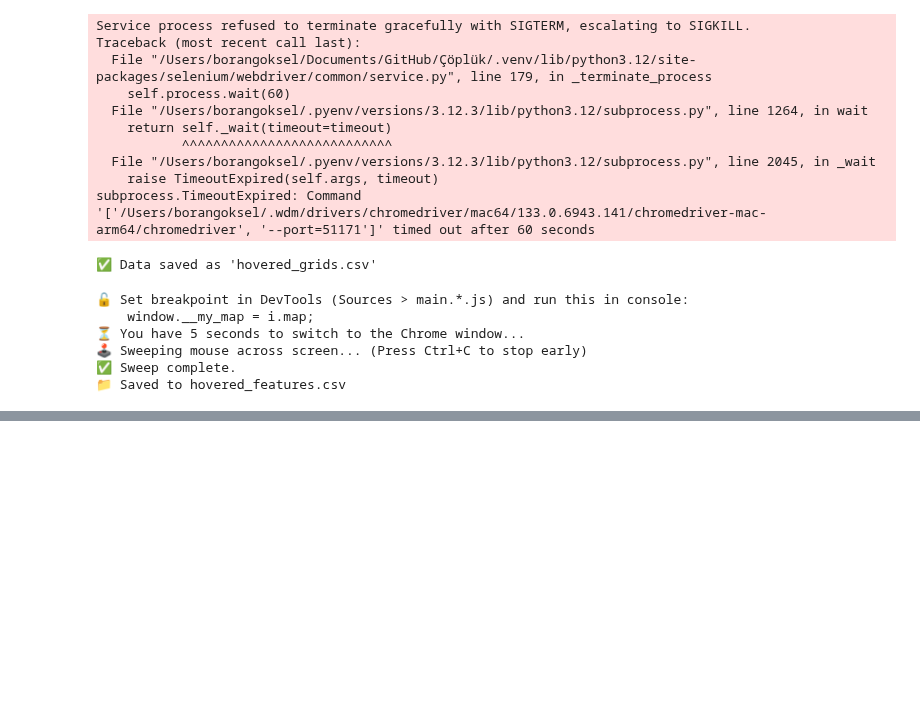
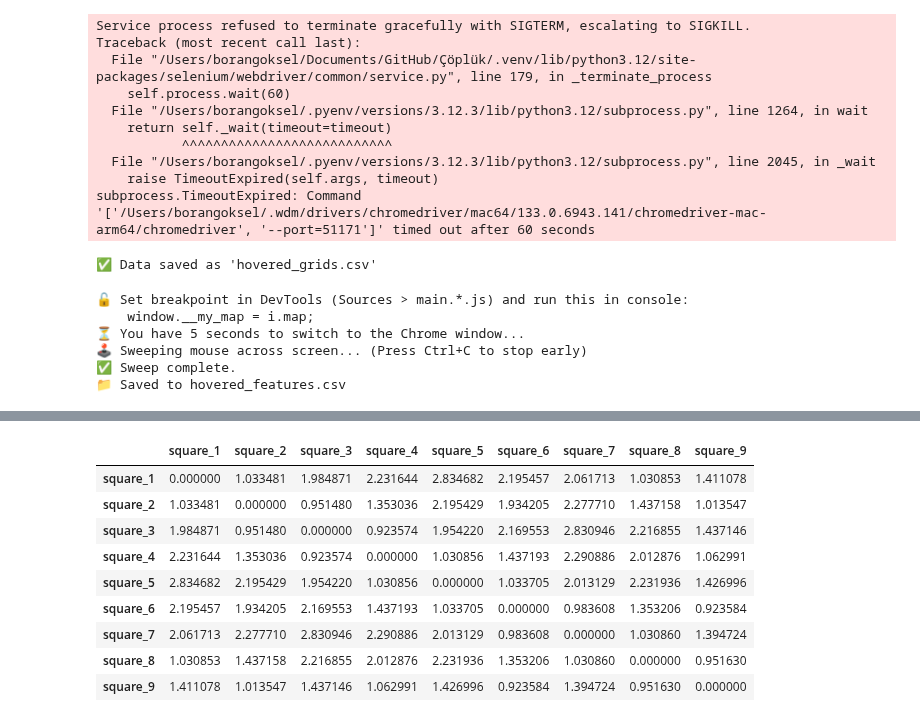
Before and after one commit to devoidoflight/Tuik-Grid-Scraper, a Jupyter notebook: tuik_grid_scrape/test.ipynb, the cells around one changed output, grey strips where cells are left out. Cells and saved outputs as stored; diff of their text form; code cells hidden in the pictures; blank space fills up the shorter version.

```diff
--- a/tuik_grid_scrape/test.ipynb
+++ b/tuik_grid_scrape/test.ipynb
@@ -524,0 +611,50 @@ print("📁 Saved to hovered_features.csv")
+# %%
+from geopy.distance import geodesic
+import pandas as pd
+
+# Your input list of dicts
+points = [
+    {'square_1': Point(29.275, 41.018)},
+    {'square_2': Point(29.263, 41.02)},
+    {'square_3': Point(29.252, 41.022)},
+    {'square_4': Point(29.249, 41.014)},
+    {'square_5': Point(29.246, 41.005)},
+    {'square_6': Point(29.258, 41.003)},
+    {'square_7': Point(29.269, 41.0)},
+    {'square_8': Point(29.272, 41.009)},
+    {'square_9': Point(29.261, 41.011)}
+]
+
+# Step 1: Flatten into a dict: {label: Point}
+flat = {list(d.keys())[0]: list(d.values())[0] for d in points}
+
+# Step 2: Create distance matrix
+labels = list(flat.keys())
+distances = []
+
+for label1 in labels:
+    row = []
+    p1 = flat[label1]
+    coord1 = (p1.y, p1.x)  # (lat, lon)
+    for label2 in labels:
+        p2 = flat[label2]
+        coord2 = (p2.y, p2.x)
+        dist_km = geodesic(coord1, coord2).km
+        row.append(dist_km)
+    distances.append(row)
+
+# Step 3: Turn into DataFrame for readability
+df_dist = pd.DataFrame(distances, index=labels, columns=labels)
+# %%
+df_dist
+# %% [output]
+|  | square_1 | square_2 | square_3 | square_4 | square_5 | square_6 | square_7 | square_8 | square_9 |
+| square_1 | 0.000000 | 1.033481 | 1.984871 | 2.231644 | 2.834682 | 2.195457 | 2.061713 | 1.030853 | 1.411078 |
+| square_2 | 1.033481 | 0.000000 | 0.951480 | 1.353036 | 2.195429 | 1.934205 | 2.277710 | 1.437158 | 1.013547 |
+| square_3 | 1.984871 | 0.951480 | 0.000000 | 0.923574 | 1.954220 | 2.169553 | 2.830946 | 2.216855 | 1.437146 |
+| square_4 | 2.231644 | 1.353036 | 0.923574 | 0.000000 | 1.030856 | 1.437193 | 2.290886 | 2.012876 | 1.062991 |
+| square_5 | 2.834682 | 2.195429 | 1.954220 | 1.030856 | 0.000000 | 1.033705 | 2.013129 | 2.231936 | 1.426996 |
+| square_6 | 2.195457 | 1.934205 | 2.169553 | 1.437193 | 1.033705 | 0.000000 | 0.983608 | 1.353206 | 0.923584 |
+| square_7 | 2.061713 | 2.277710 | 2.830946 | 2.290886 | 2.013129 | 0.983608 | 0.000000 | 1.030860 | 1.394724 |
+| square_8 | 1.030853 | 1.437158 | 2.216855 | 2.012876 | 2.231936 | 1.353206 | 1.030860 | 0.000000 | 0.951630 |
+| square_9 | 1.411078 | 1.013547 | 1.437146 | 1.062991 | 1.426996 | 0.923584 | 1.394724 | 0.951630 | 0.000000 |
```
Also changed, not shown: parts of 4 cells of this notebook, 1 other file.
